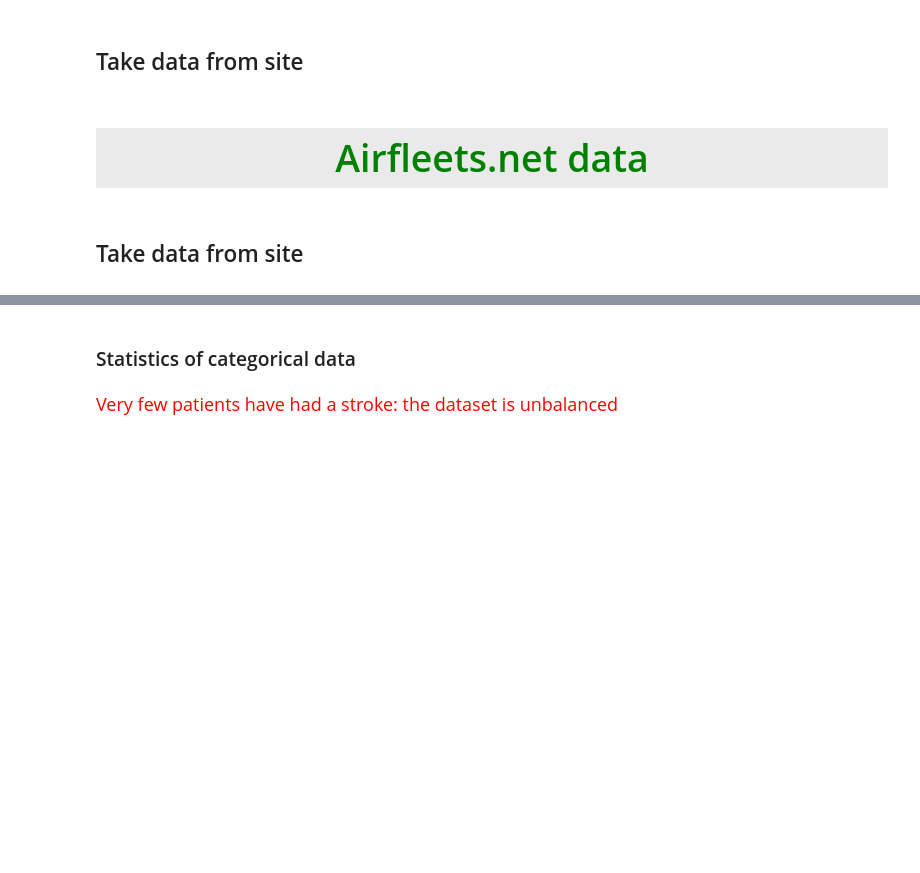
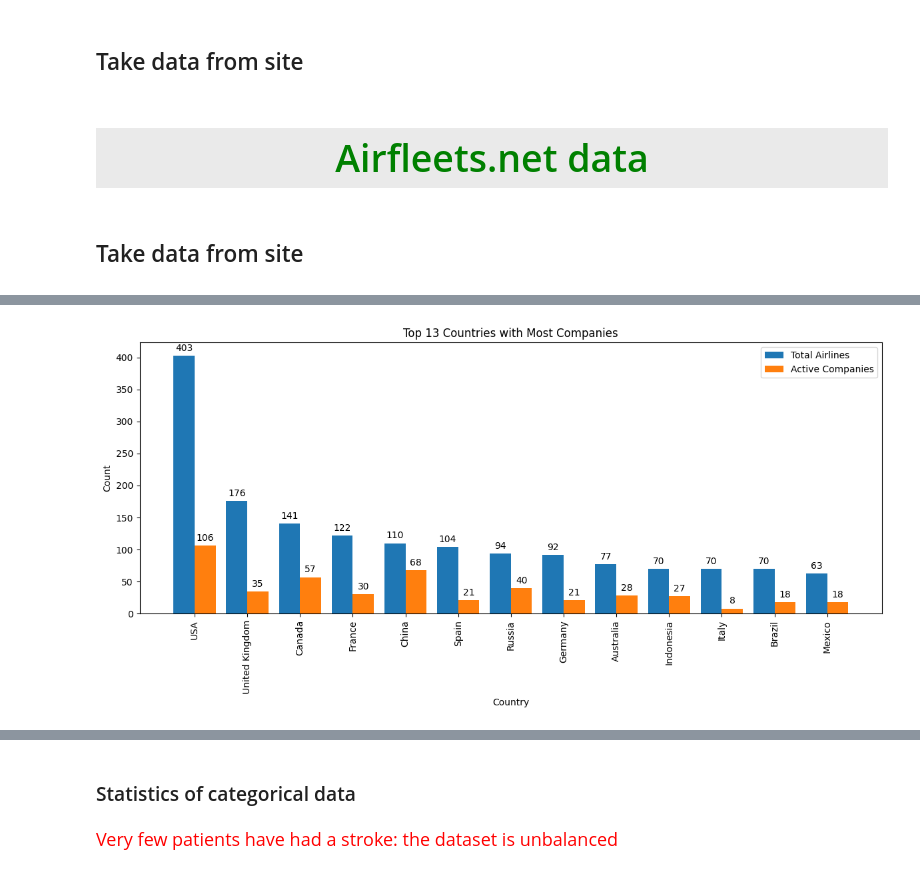
Before and after one commit to Laura1385/projectaircraft_api, a Jupyter notebook: main_API.ipynb, the cells around one changed output, grey strips where cells are left out. Saved outputs shown, nothing was run; the diff lists cells and outputs as text; code cells hidden in the pictures; blank space fills up the shorter version.

```diff
--- a/main_API.ipynb
+++ b/main_API.ipynb
@@ -485,0 +499,20 @@ Mappa paesi compagnie fallite
+# %%
+active_count = 0
+disappeared_count = 0
+absorbed_count = 0
+
+grouped = df_af_clean.groupby('COUNTRY')
+
+results = []
+
+for country, group in grouped:
+    active_sum = (group['INFORMATION/N.AIRCRAFT'].str.isdigit()).sum()
+    disappeared_sum = (group['INFORMATION/N.AIRCRAFT'] == 'inactive (with supported aircraft)').sum()
+    absorbed_sum = (group['INFORMATION/N.AIRCRAFT'].str.startswith('inactive (with supported aircraft)Renamed / Merged to')).sum()
+    others = disappeared_sum + absorbed_sum
+    tot = others + active_sum
+    results.append({'COUNTRY': country,'Tot': tot, 'Airline active': active_sum, 'Airline disapear': others})
+
+result_df = pd.DataFrame(results)
+
+result_df
@@ -486,2 +579,52 @@ Mappa paesi compagnie fallite
 # %%
-aircraft_count
+#prendiamo solo le prime 13 righe del DataFrame df_plot
+df_plot = result_df
+
+#ordina il DataFrame per il totale delle compagnie aeree in ordine decrescente
+df_plot = df_plot.sort_values(by='Tot', ascending=False)
+
+#prendi solo i primi 13 paesi (prima 5)
+top_5_df = df_plot.head(13)
+
+fig, ax = plt.subplots(figsize=(12, 6))
+
+#larghezza delle barre
+width = 0.4
+
+#posizioni sull'asse x per ogni paese
+x = range(len(top_5_df))
+
+#barre per il totale delle compagnie aeree
+bar1 = ax.bar(x, top_5_df['Tot'], width, label='Total Airlines')
+
+#barre per il totale delle compagnie attive
+bar2 = ax.bar([i + width for i in x], top_5_df['Airline active'], width, label='Active Companies')
+
+#etichettiamo l'asse x con i nomi dei paesi
+ax.set_xticks([i + width/2 for i in x])
+ax.set_xticklabels(top_5_df['COUNTRY'], rotation=90)
+
+ax.legend()
+
+#etichette per le barre
+def add_labels(bars):
+    for bar in bars:
+        height = bar.get_height()
+        ax.annotate('{}'.format(height),
+                    xy=(bar.get_x() + bar.get_width() / 2, height),
+                    xytext=(0, 3),  # 3 points vertical offset
+                    textcoords="offset points",
+                    ha='center', va='bottom')
+
+add_labels(bar1)
+add_labels(bar2)
+
+#titoli e label degli assi
+ax.set_xlabel('Country')
+ax.set_ylabel('Count')
+ax.set_title('Top 13 Countries with Most Companies')
+
+plt.tight_layout()
+plt.show()
+# %% [output]
+[figure, added]
```
Also changed, not shown: parts of 42 cells of this notebook, 2 other files.
